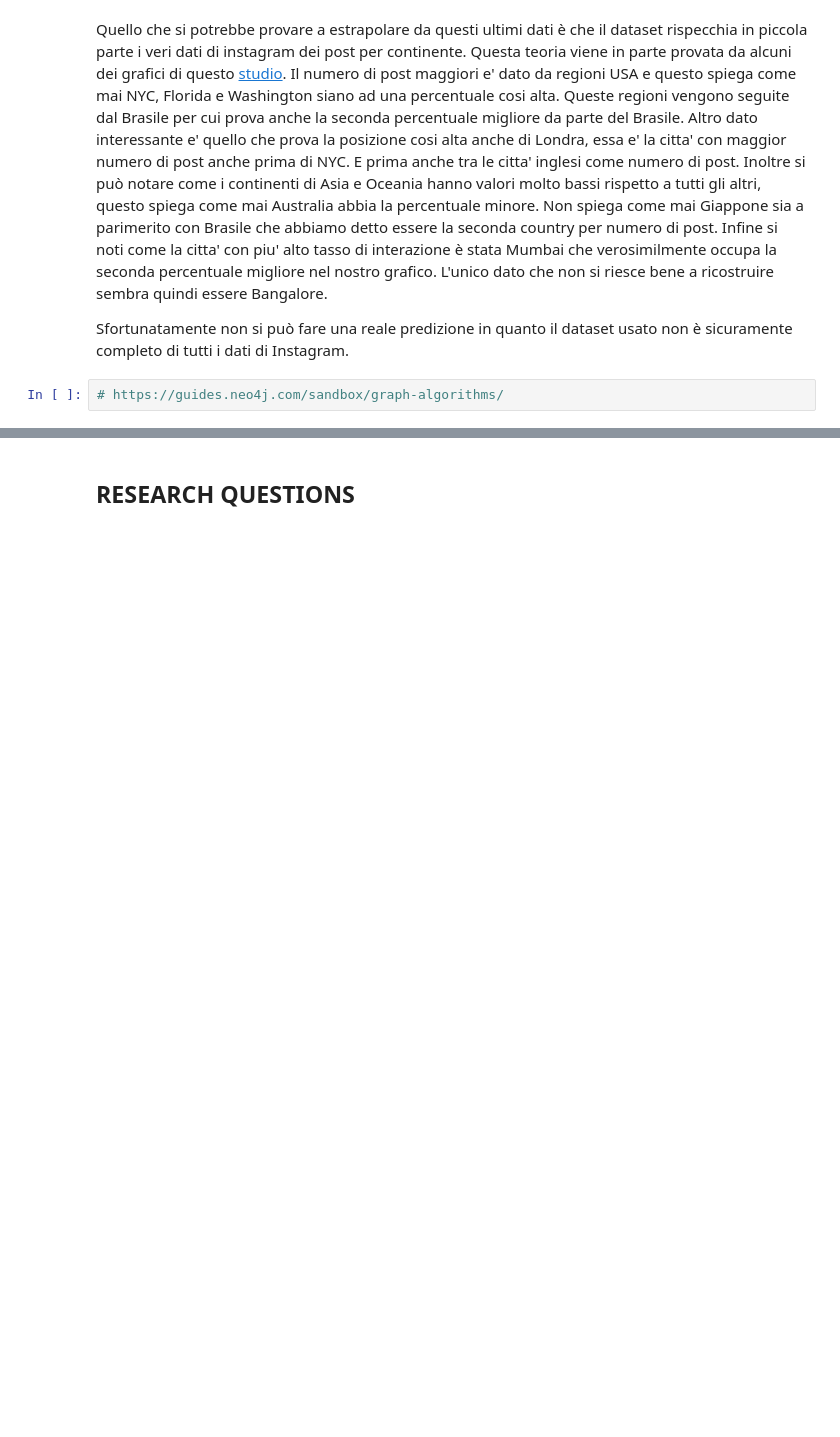
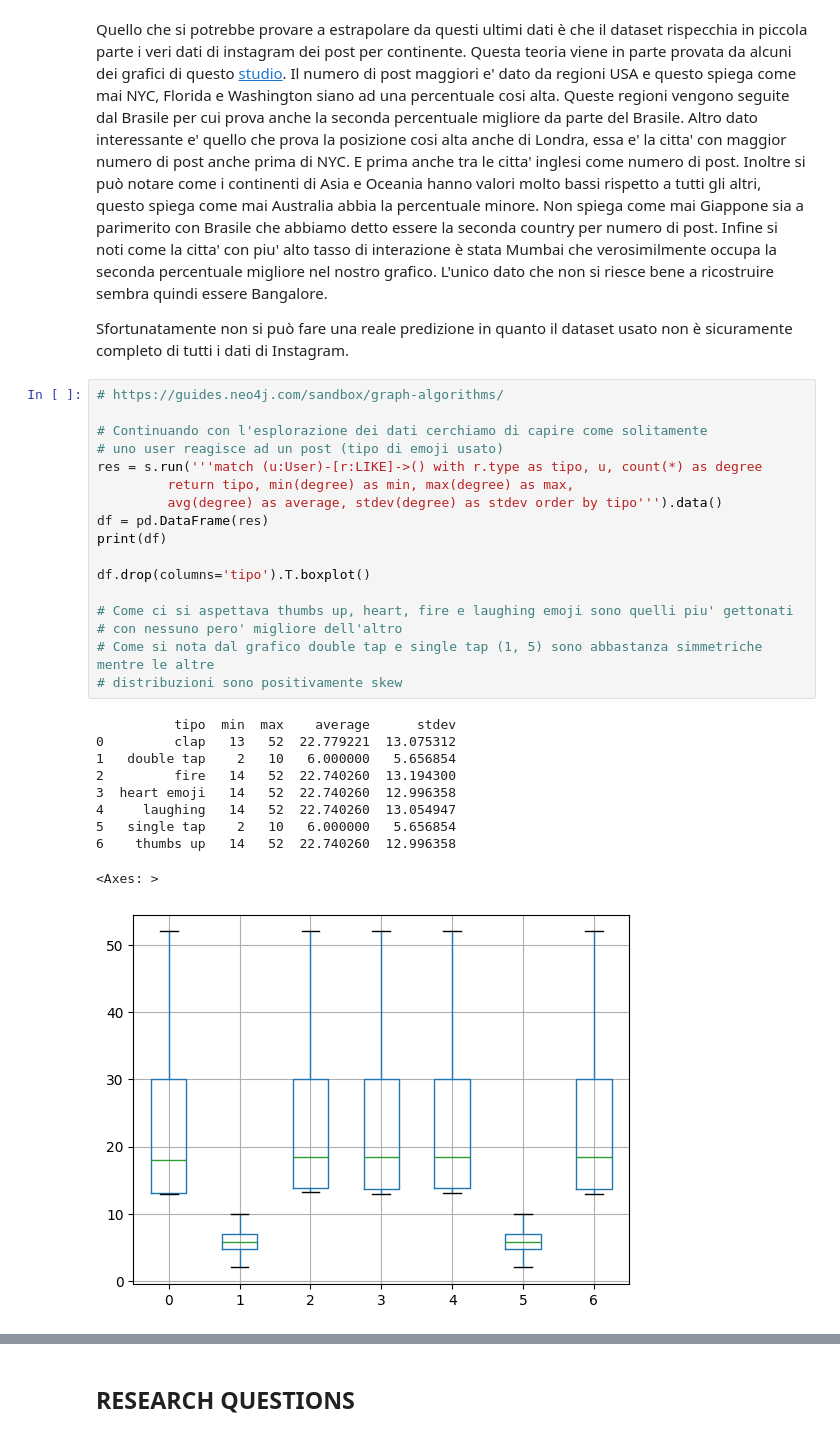
Before and after one commit to Gattopandacorno/bigData, a Jupyter notebook: GDS_Module.ipynb, the cells around one changed output, grey strips where cells are left out. Cells and saved outputs as stored; diff of their text form; blank space fills up the shorter version.

```diff
--- a/GDS_Module.ipynb
+++ b/GDS_Module.ipynb
@@ -260,5 +260,31 @@ L'unico dato che non si riesce bene a ricostruire sembra quindi essere Bangalore
 
 
 Sfortunatamente non si può fare una reale predizione in quanto il dataset usato non è sicuramente completo di tutti i dati di Instagram.
-# %%
-# https://guides.neo4j.com/sandbox/graph-algorithms/
+# %%
+# https://guides.neo4j.com/sandbox/graph-algorithms/
+
+# Continuando con l'esplorazione dei dati cerchiamo di capire come solitamente
+# uno user reagisce ad un post (tipo di emoji usato)
+res = s.run('''match (u:User)-[r:LIKE]->() with r.type as tipo, u, count(*) as degree
+         return tipo, min(degree) as min, max(degree) as max,
+         avg(degree) as average, stdev(degree) as stdev order by tipo''').data()
+df = pd.DataFrame(res)
+print(df)
+
+df.drop(columns='tipo').T.boxplot()
+
+# Come ci si aspettava thumbs up, heart, fire e laughing emoji sono quelli piu' gettonati
+# con nessuno pero' migliore dell'altro
+# Come si nota dal grafico double tap e single tap (1, 5) sono abbastanza simmetriche mentre le altre
+# distribuzioni sono positivamente skew
+# %% [output]
+          tipo  min  max    average      stdev
+0         clap   13   52  22.779221  13.075312
+1   double tap    2   10   6.000000   5.656854
+2         fire   14   52  22.740260  13.194300
+3  heart emoji   14   52  22.740260  12.996358
+4     laughing   14   52  22.740260  13.054947
+5   single tap    2   10   6.000000   5.656854
+6    thumbs up   14   52  22.740260  12.996358
+<Axes: >
+[figure, added]
```
Also changed, not shown: parts of 4 cells of this notebook.
